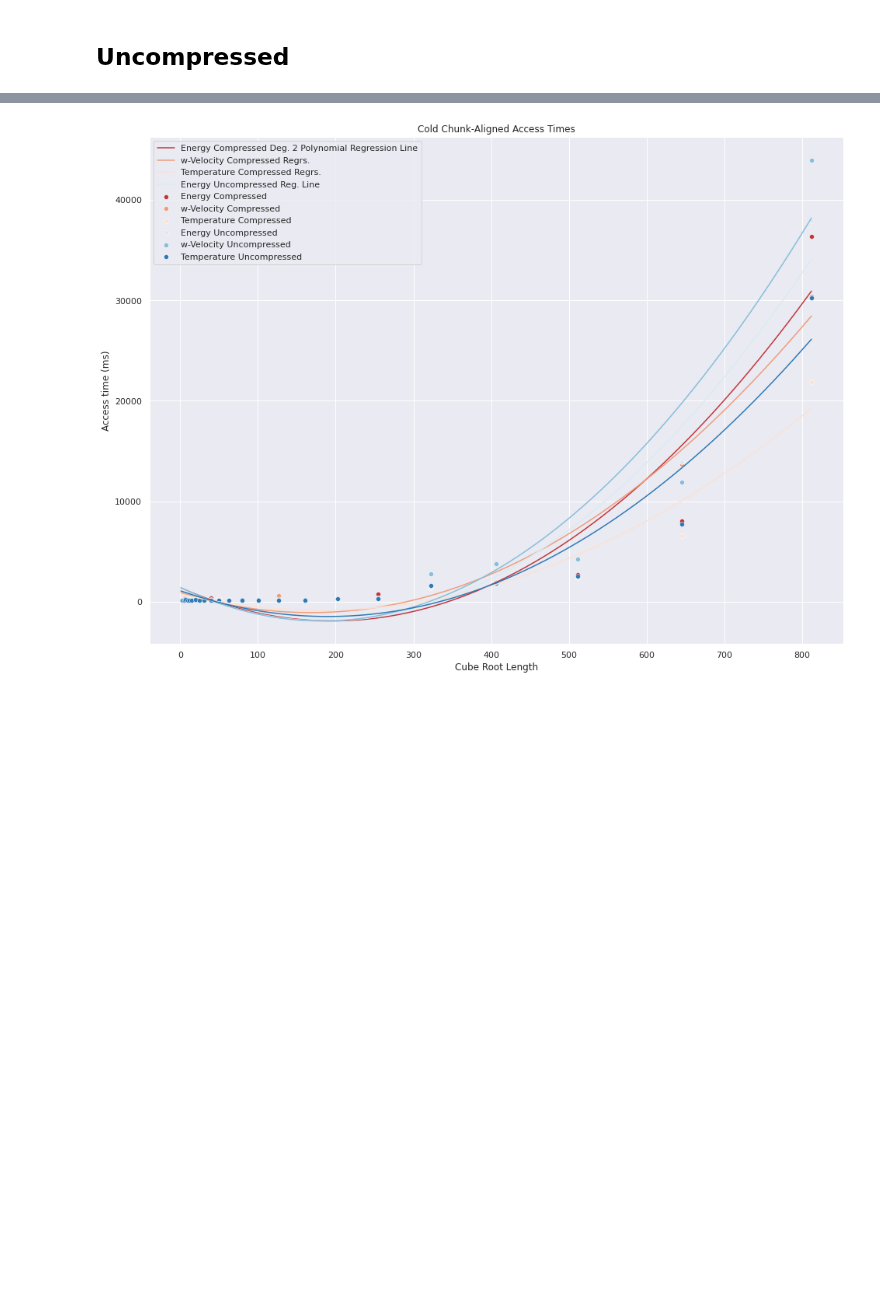
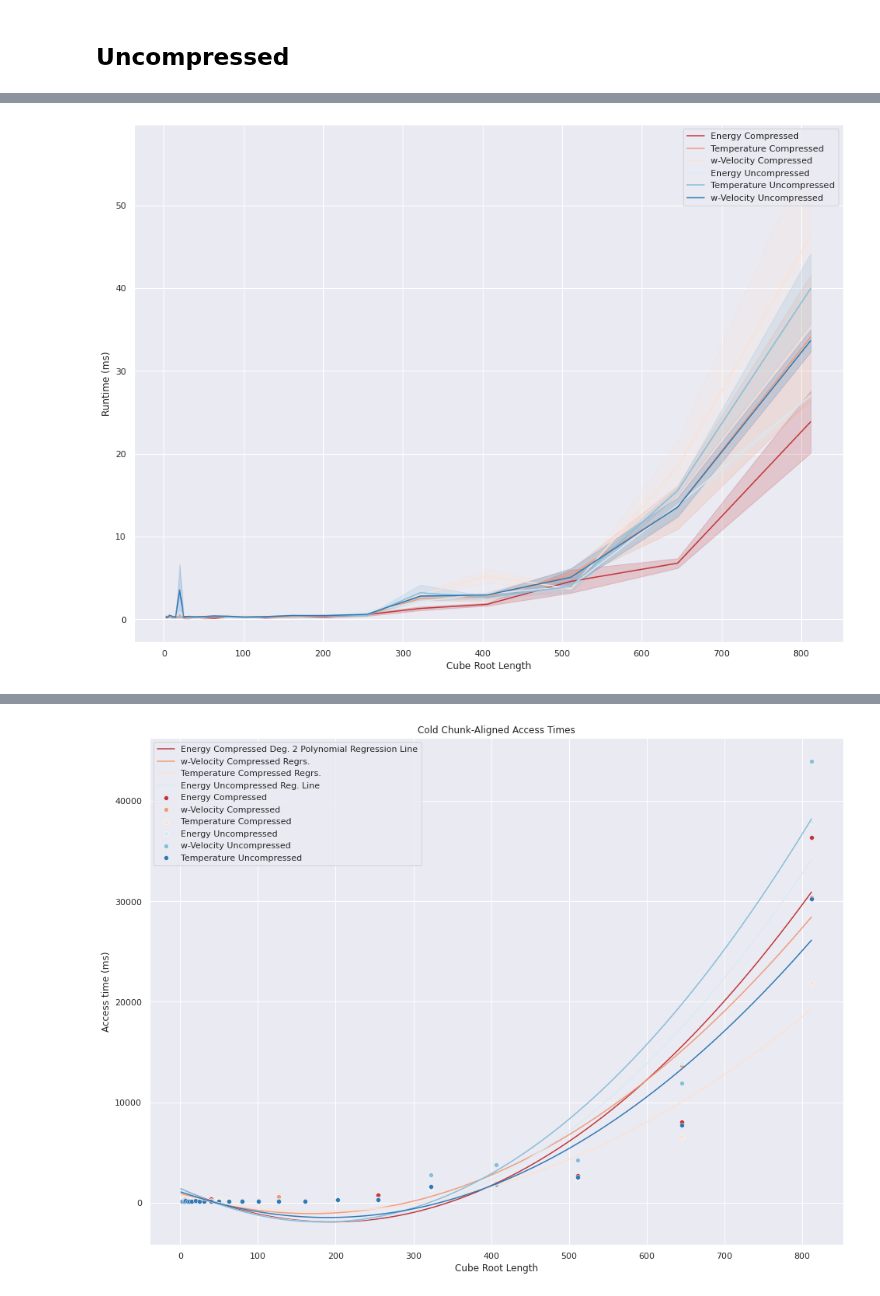
Before and after one commit to ariellubonja/ncar-zarr-code, a Jupyter notebook: compression-tradeoff-1-var.ipynb, the cells around one changed output, grey strips where cells are left out. Drawn from its saved outputs; the diff is of its cells as text; code cells hidden in the pictures; blank space fills up the shorter version.

```diff
--- a/compression-tradeoff-1-var.ipynb
+++ b/compression-tradeoff-1-var.ipynb
@@ -544,0 +686,84 @@ mcu_t.reverse()
+# %%
+import seaborn as sns
+sns.set(rc={'figure.figsize':(16,12)})
+
+# Diverging Palettes - https://www.codecademy.com/article/seaborn-design-ii
+sns.set_palette("RdBu")
+
+
+# Energy compressed
+var = np.array(mcc_e) / 1000
+
+a = pd.DataFrame(np.vstack((np.tile(cube_root_size, 2), var.flatten()))).T
+a = a.rename(columns={0: "Cube Root Length", 1: "Runtime (ms)"})
+
+sns.lineplot( x = "Cube Root Length",
+             y = "Runtime (ms)",
+             data = a,
+            label="Energy Compressed");
+
+
+# Temperature compressed
+var = np.array(mcc_t) / 1000
+
+a = pd.DataFrame(np.vstack((np.tile(cube_root_size, 2), var.flatten()))).T
+a = a.rename(columns={0: "Cube Root Length", 1: "Runtime (ms)"})
+
+sns.lineplot( x = "Cube Root Length",
+             y = "Runtime (ms)",
+             data = a,
+            label="Temperature Compressed");
+
+
+# w-Velocity compressed
+var = np.array(mcc_w) / 1000
+
+
+a = pd.DataFrame(np.vstack((np.tile(cube_root_size, 2), var.flatten()))).T
+a = a.rename(columns={0: "Cube Root Length", 1: "Runtime (ms)"})
+
+sns.lineplot( x = "Cube Root Length",
+             y = "Runtime (ms)",
+             data = a,
+            label="w-Velocity Compressed");
+
+
+# Uncompressed
+
+# Energy
+var = np.array(mcu_e) / 1000
+
+a = pd.DataFrame(np.vstack((np.tile(cube_root_size, 2), var.flatten()))).T
+a = a.rename(columns={0: "Cube Root Length", 1: "Runtime (ms)"})
+
+sns.lineplot( x = "Cube Root Length",
+             y = "Runtime (ms)",
+             data = a,
+            label="Energy Uncompressed");
+
+
+# Temperature
+var = np.array(mcu_t) / 1000
+
+a = pd.DataFrame(np.vstack((np.tile(cube_root_size, 2), var.flatten()))).T
+a = a.rename(columns={0: "Cube Root Length", 1: "Runtime (ms)"})
+
+sns.lineplot( x = "Cube Root Length",
+             y = "Runtime (ms)",
+             data = a,
+            label="Temperature Uncompressed");
+
+
+# w-Velocity
+var = np.array(mcu_w) / 1000
+
+
+a = pd.DataFrame(np.vstack((np.tile(cube_root_size, 2), var.flatten()))).T
+a = a.rename(columns={0: "Cube Root Length", 1: "Runtime (ms)"})
+
+sns.lineplot( x = "Cube Root Length",
+             y = "Runtime (ms)",
+             data = a,
+            label="w-Velocity Uncompressed");
+# %% [output]
+[figure, added]
```
Also changed, not shown: parts of 25 cells of this notebook.
